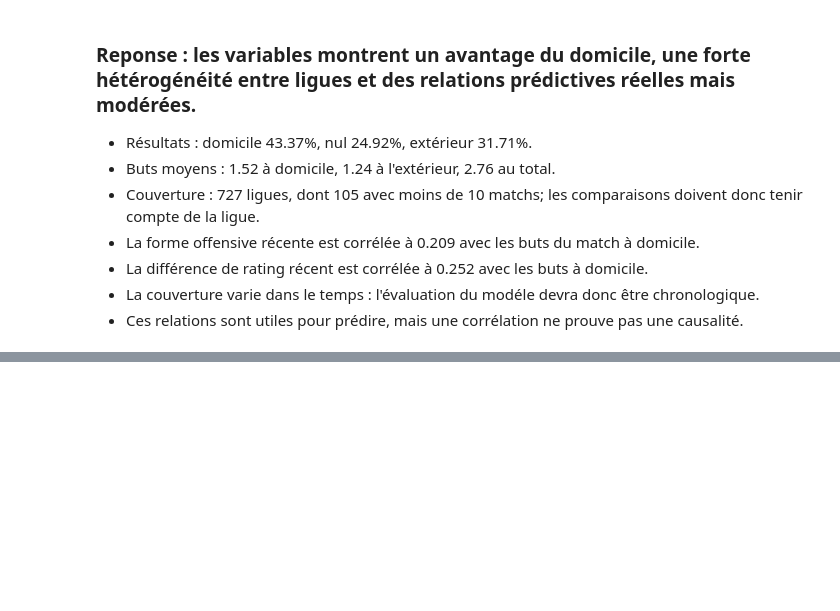
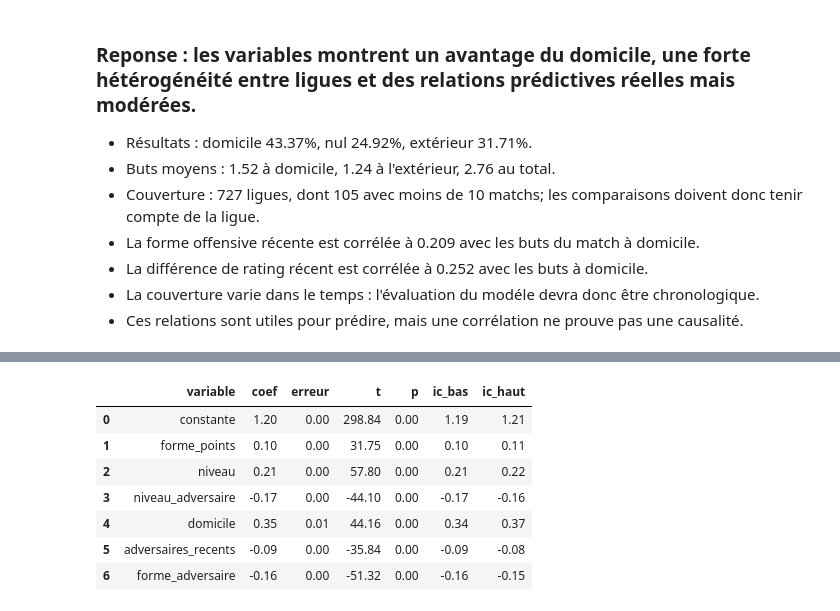
Before and after one commit to hugopicot/Football-Match-Probability-Prediction, a Jupyter notebook: Notebook/eda_jointure.ipynb, the cells around one changed output, grey strips where cells are left out. Drawn from its saved outputs; the diff is of its cells as text; code cells hidden in the pictures; blank space fills up the shorter version.

```diff
--- a/Notebook/eda_jointure.ipynb
+++ b/Notebook/eda_jointure.ipynb
@@ -679,0 +917,76 @@ pd.DataFrame(resultats).set_index("équipe")
+# %%
+def regression_robuste(donnees, cible, variables, grappe):
+    """MCO avec erreurs standard regroupées par grappe (match ou équipe)."""
+    d = donnees.dropna(subset=[cible] + variables).copy()
+    X = np.column_stack([np.ones(len(d))] + [d[v].to_numpy(dtype=float) for v in variables])
+    y = d[cible].to_numpy(dtype=float)
+
+    beta, *_ = np.linalg.lstsq(X, y, rcond=None)
+    residus = y - X @ beta
+    XtX_inv = np.linalg.inv(X.T @ X)
+
+    scores = pd.DataFrame(X * residus[:, None])
+    scores["grappe"] = d[grappe].to_numpy()
+    meat = scores.groupby("grappe").sum().to_numpy()
+
+    n, k = X.shape
+    G = scores["grappe"].nunique()
+    correction = (G / (G - 1)) * ((n - 1) / (n - k))
+    covariance = correction * XtX_inv @ (meat.T @ meat) @ XtX_inv
+    erreur = np.sqrt(np.diag(covariance))
+    t_stat = beta / erreur
+    p_valeur = 2 * stats.t.sf(np.abs(t_stat), G - 1)
+    r2 = 1 - (residus @ residus) / ((y - y.mean()) @ (y - y.mean()))
+
+    return pd.DataFrame({
+        "variable": ["constante"] + variables,
+        "coef": beta,
+        "erreur": erreur,
+        "t": t_stat,
+        "p": p_valeur,
+        "ic_bas": beta - 1.96 * erreur,
+        "ic_haut": beta + 1.96 * erreur,
+    }), r2, n
+
+
+# Les coefficients sont standardisés : un coefficient = l'effet d'un écart-type.
+donnees_z = equipes.copy()
+continues = [
+    "forme_points", "forme_note", "niveau", "niveau_adversaire",
+    "adversaires_recents", "forme_adversaire",
+]
+for colonne in continues:
+    donnees_z[colonne] = (donnees_z[colonne] - donnees_z[colonne].mean()) / donnees_z[colonne].std()
+
+modeles = {
+    "M1 : forme seule": ["forme_points"],
+    "M2 : + niveau et adversaire": ["forme_points", "niveau", "niveau_adversaire", "domicile"],
+    "M3 : + adversaires récents": [
+        "forme_points", "niveau", "niveau_adversaire", "domicile",
+        "adversaires_recents", "forme_adversaire",
+    ],
+}
+
+lignes = []
+for nom, variables in modeles.items():
+    tableau, r2, n = regression_robuste(donnees_z, "points_suivant", variables, "match_id")
+    effet = tableau.set_index("variable").loc["forme_points"]
+    lignes.append({
+        "modèle": nom,
+        "coef_forme": effet["coef"],
+        "erreur": effet["erreur"],
+        "p": effet["p"],
+        "R2": r2,
+        "n": n,
+    })
+
+print("Effet de la forme récente sur les points du match suivant,")
+print("coefficients standardisés (pour un écart-type de forme) :")
+display(pd.DataFrame(lignes).set_index("modèle").round(4))
+
+tableau_m3, r2_m3, n_m3 = regression_robuste(
+    donnees_z, "points_suivant", modeles["M3 : + adversaires récents"], "match_id"
+)
+print("Modèle complet M3 (toutes les variables sont standardisées) :")
+display(tableau_m3.round(3))
+# %% [output]
@@ -679,0 +1001,8 @@ pd.DataFrame(resultats).set_index("équipe")
+|  | variable | coef | erreur | t | p | ic_bas | ic_haut |
+| 0 | constante | 1.20 | 0.00 | 298.84 | 0.00 | 1.19 | 1.21 |
+| 1 | forme_points | 0.10 | 0.00 | 31.75 | 0.00 | 0.10 | 0.11 |
+| 2 | niveau | 0.21 | 0.00 | 57.80 | 0.00 | 0.21 | 0.22 |
+| 3 | niveau_adversaire | -0.17 | 0.00 | -44.10 | 0.00 | -0.17 | -0.16 |
+| 4 | domicile | 0.35 | 0.01 | 44.16 | 0.00 | 0.34 | 0.37 |
+| 5 | adversaires_recents | -0.09 | 0.00 | -35.84 | 0.00 | -0.09 | -0.08 |
+| 6 | forme_adversaire | -0.16 | 0.00 | -51.32 | 0.00 | -0.16 | -0.15 |
```
Also changed, not shown: parts of 13 cells of this notebook.
